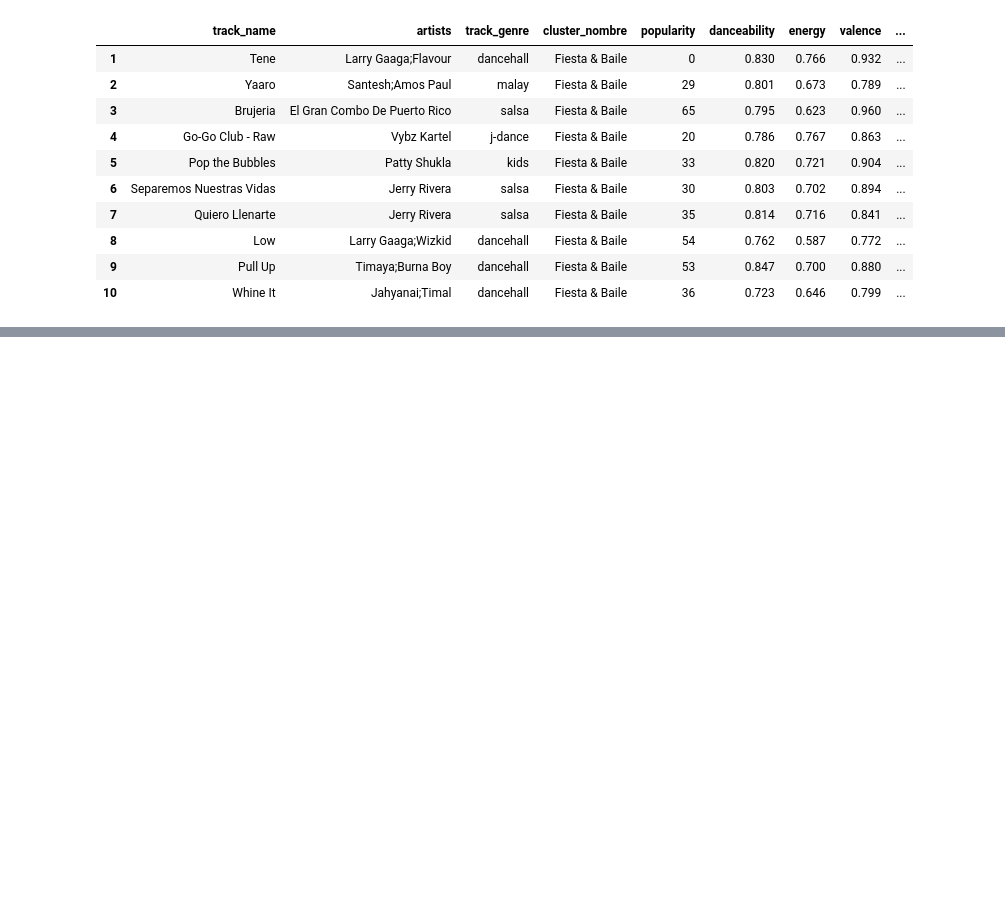
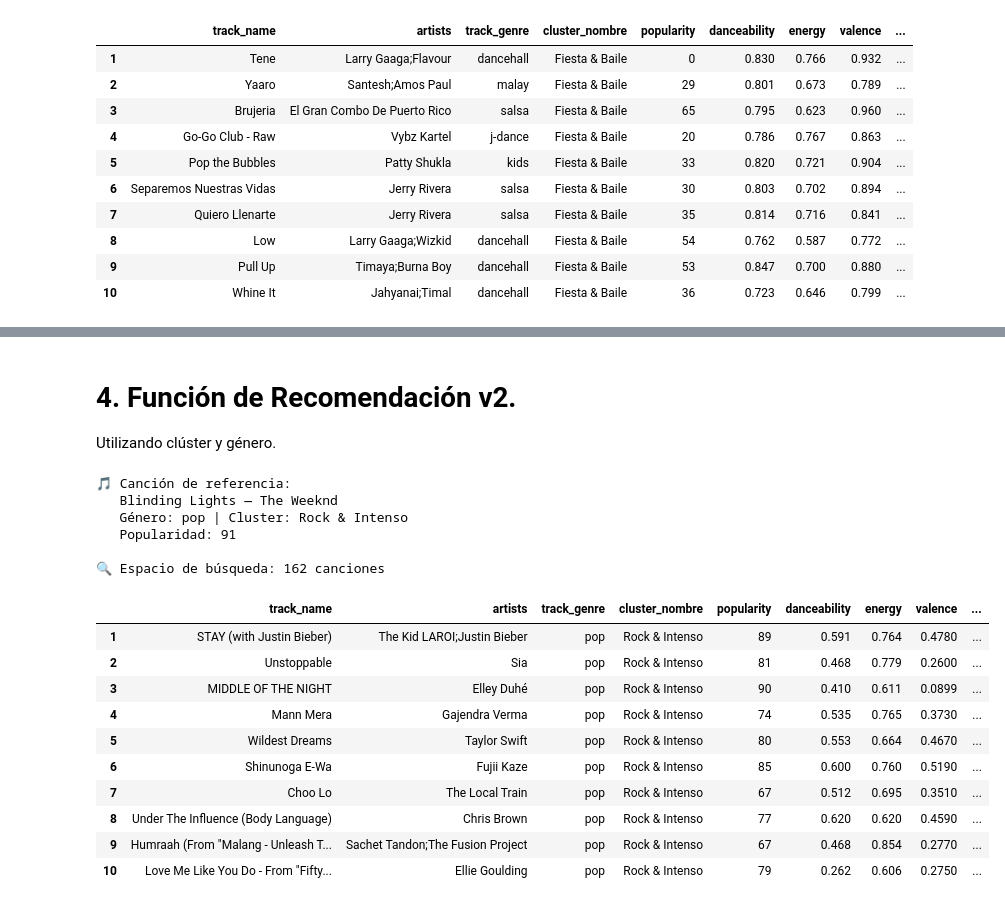
Before and after one commit to alegonzjur/SpotifyRecommender, a Jupyter notebook: notebooks/03_modelo_recomendador.ipynb, the cells around one changed output, grey strips where cells are left out. Cells and saved outputs as stored; diff of their text form; code cells hidden in the pictures; blank space fills up the shorter version.

Commit message:
Modelo de recomendación terminado

```diff
--- a/notebooks/03_modelo_recomendador.ipynb
+++ b/notebooks/03_modelo_recomendador.ipynb
@@ -143,0 +150,4 @@ Canción de referencia:
+# %% [markdown]
+# 4. Función de Recomendación v2.
+
+Utilizando clúster y género.
@@ -143,0 +223,21 @@ Canción de referencia:
+# %%
+# Prueba del nuevo recomendador.
+recomendar_por_genero_cluster("Blinding Lights", artista="The Weeknd", n=10)
+# %% [output]
+🎵 Canción de referencia:
+   Blinding Lights — The Weeknd
+   Género: pop | Cluster: Rock & Intenso
+   Popularidad: 91
+
+🔍 Espacio de búsqueda: 162 canciones
+|  | track_name | artists | track_genre | cluster_nombre | popularity | danceability | energy | valence | ... |
+| 1 | STAY (with Justin Bieber) | The Kid LAROI;Justin Bieber | pop | Rock & Intenso | 89 | 0.591 | 0.764 | 0.4780 | ... |
+| 2 | Unstoppable | Sia | pop | Rock & Intenso | 81 | 0.468 | 0.779 | 0.2600 | ... |
+| 3 | MIDDLE OF THE NIGHT | Elley Duhé | pop | Rock & Intenso | 90 | 0.410 | 0.611 | 0.0899 | ... |
+| 4 | Mann Mera | Gajendra Verma | pop | Rock & Intenso | 74 | 0.535 | 0.765 | 0.3730 | ... |
+| 5 | Wildest Dreams | Taylor Swift | pop | Rock & Intenso | 80 | 0.553 | 0.664 | 0.4670 | ... |
+| 6 | Shinunoga E-Wa | Fujii Kaze | pop | Rock & Intenso | 85 | 0.600 | 0.760 | 0.5190 | ... |
+| 7 | Choo Lo | The Local Train | pop | Rock & Intenso | 67 | 0.512 | 0.695 | 0.3510 | ... |
+| 8 | Under The Influence (Body Language) | Chris Brown | pop | Rock & Intenso | 77 | 0.620 | 0.620 | 0.4590 | ... |
+| 9 | Humraah (From "Malang - Unleash T... | Sachet Tandon;The Fusion Project | pop | Rock & Intenso | 67 | 0.468 | 0.854 | 0.2770 | ... |
+| 10 | Love Me Like You Do - From "Fifty... | Ellie Goulding | pop | Rock & Intenso | 79 | 0.262 | 0.606 | 0.2750 | ... |
```
Also changed, not shown: parts of 14 cells of this notebook, 2 other files.
